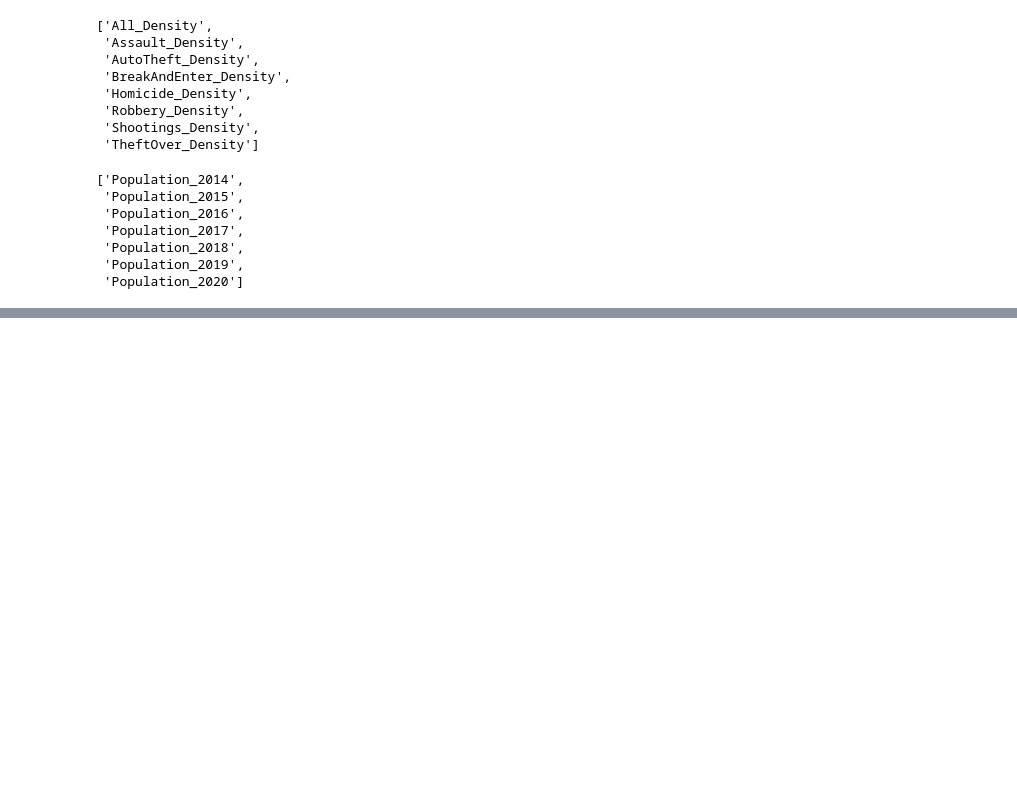
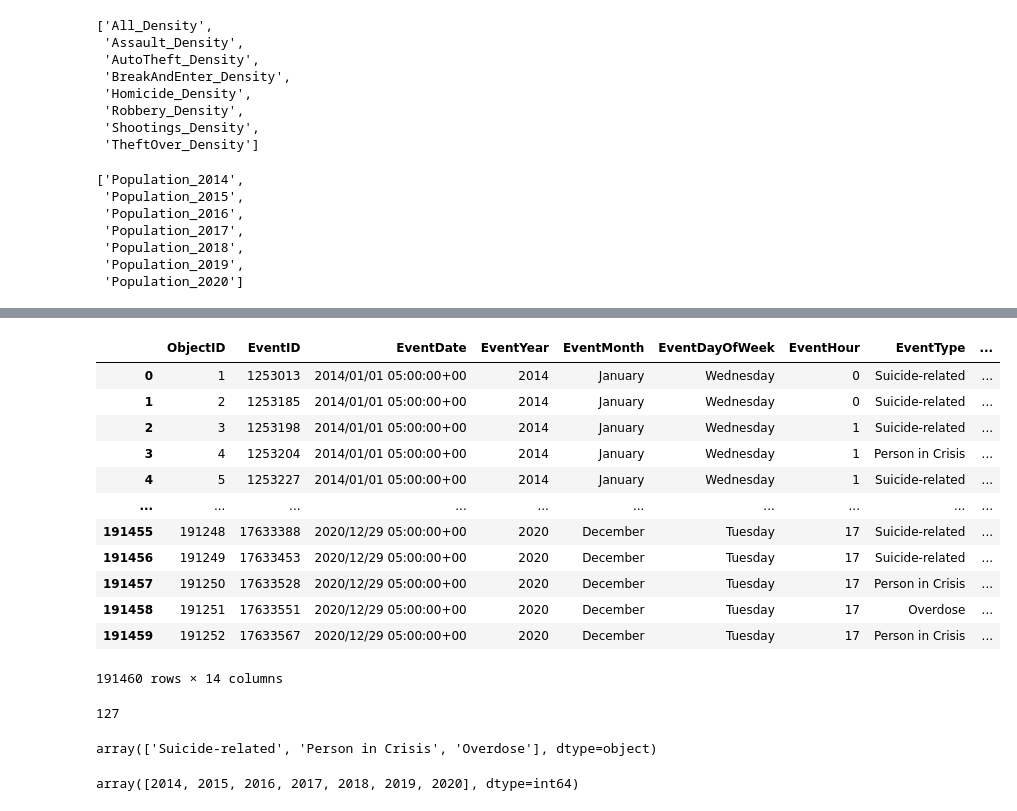
Before and after one commit to WillKWL/Project-TorontoApartment, a Jupyter notebook: 1b- load neighbourhood boundaries.ipynb, the cells around one changed output, grey strips where cells are left out. Cells and saved outputs as stored; diff of their text form; code cells hidden in the pictures; blank space fills up the shorter version.

```diff
--- a/1b- load neighbourhood boundaries.ipynb
+++ b/1b- load neighbourhood boundaries.ipynb
@@ -415,0 +557,29 @@ neighbourhoods.to_file('./clean_data/neighbourhoods.geojson', driver='GeoJSON')
+# %%
+pic_calls = pd.read_csv('./raw_data/Persons_in_Crisis_Calls_for_Service_Attended.csv')
+pic_calls
+# %% [output]
+|  | ObjectID | EventID | EventDate | EventYear | EventMonth | EventDayOfWeek | EventHour | EventType | ... |
+| 0 | 1 | 1253013 | 2014/01/01 05:00:00+00 | 2014 | January | Wednesday | 0 | Suicide-related | ... |
+| 1 | 2 | 1253185 | 2014/01/01 05:00:00+00 | 2014 | January | Wednesday | 0 | Suicide-related | ... |
+| 2 | 3 | 1253198 | 2014/01/01 05:00:00+00 | 2014 | January | Wednesday | 1 | Suicide-related | ... |
+| 3 | 4 | 1253204 | 2014/01/01 05:00:00+00 | 2014 | January | Wednesday | 1 | Person in Crisis | ... |
+| 4 | 5 | 1253227 | 2014/01/01 05:00:00+00 | 2014 | January | Wednesday | 1 | Suicide-related | ... |
+| ... | ... | ... | ... | ... | ... | ... | ... | ... | ... |
+| 191455 | 191248 | 17633388 | 2020/12/29 05:00:00+00 | 2020 | December | Tuesday | 17 | Suicide-related | ... |
+| 191456 | 191249 | 17633453 | 2020/12/29 05:00:00+00 | 2020 | December | Tuesday | 17 | Suicide-related | ... |
+| 191457 | 191250 | 17633528 | 2020/12/29 05:00:00+00 | 2020 | December | Tuesday | 17 | Person in Crisis | ... |
+| 191458 | 191251 | 17633551 | 2020/12/29 05:00:00+00 | 2020 | December | Tuesday | 17 | Overdose | ... |
+| 191459 | 191252 | 17633567 | 2020/12/29 05:00:00+00 | 2020 | December | Tuesday | 17 | Person in Crisis | ... |
+191460 rows × 14 columns
+# %%
+len(pic_calls.Hood_ID.unique())
+# %% [output]
+127
+# %%
+pic_calls.EventType.unique()
+# %% [output]
+array(['Suicide-related', 'Person in Crisis', 'Overdose'], dtype=object)
+# %%
+pic_calls.EventYear.unique()
+# %% [output]
+array([2014, 2015, 2016, 2017, 2018, 2019, 2020], dtype=int64)
```
Also changed, not shown: parts of 57 cells of this notebook, 13 other files.
